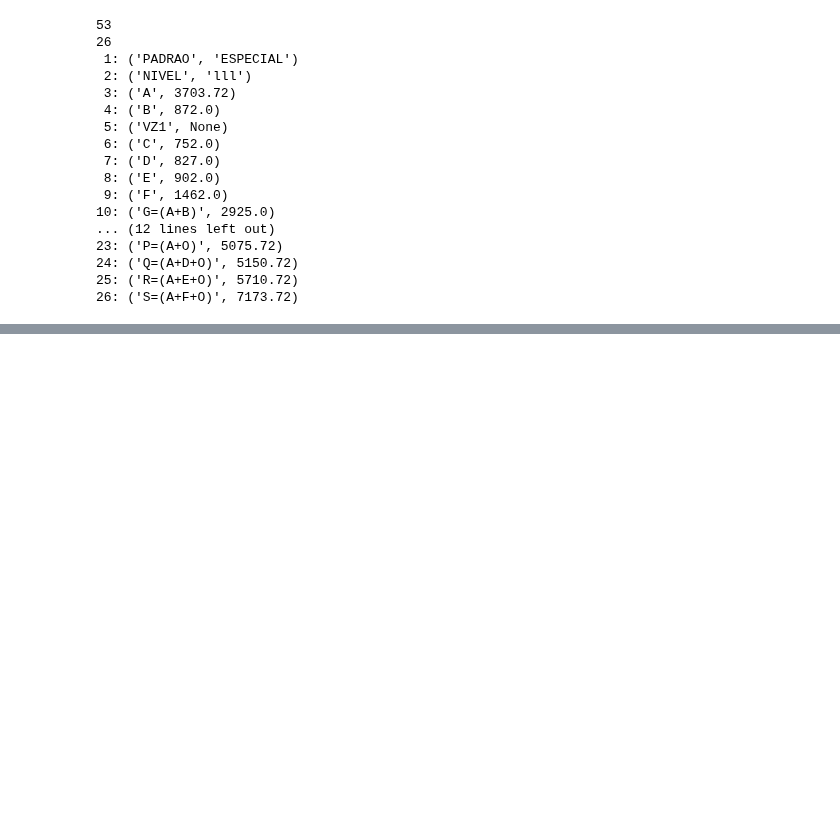
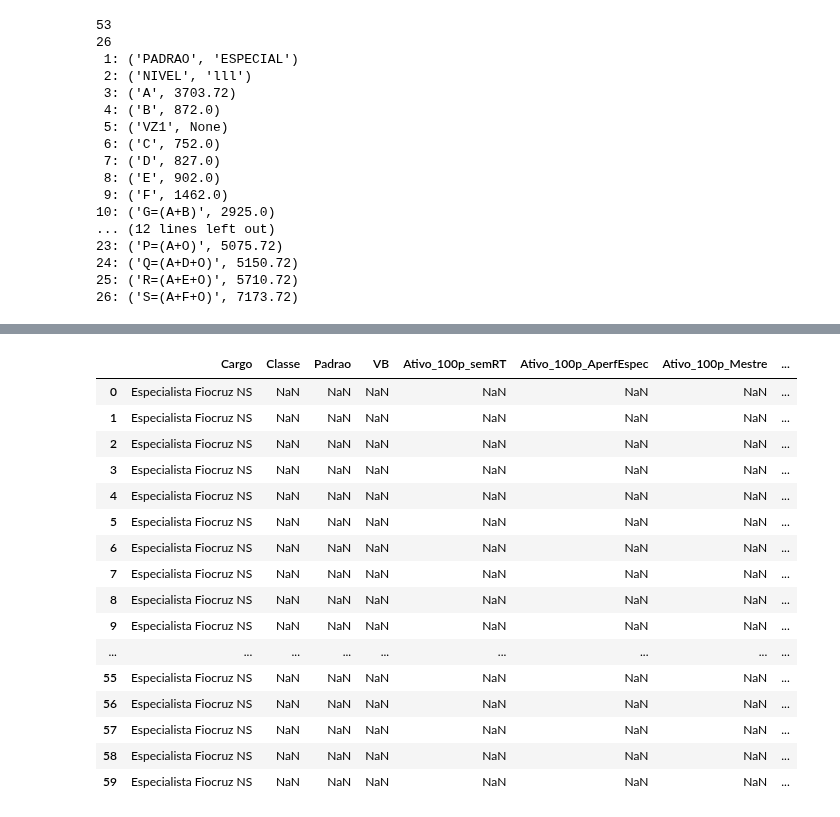
Before and after one commit to makaires77/ppgcs, a Jupyter notebook: source/domain/poder_compra.ipynb, the cells around one changed output, grey strips where cells are left out. Saved outputs shown, nothing was run; the diff lists cells and outputs as text; code cells hidden in the pictures; blank space fills up the shorter version.

```diff
--- a/source/domain/poder_compra.ipynb
+++ b/source/domain/poder_compra.ipynb
@@ -7,7 +8,7 @@
 list1 =  ['ESPECIAL', 'lll', 3703.72, 872.0, None, 752.0, 827.0, 902.0, 1462.0, 2925.0, None, 4575.72, 5327.72, 5402.72, 5477.72, 6037.72, 7500.72, None, 545.0, None, 4248.72, 5000.72, 5075.72, 5150.72, 5710.72, 7173.72, None, None, None, None, None, None, None, None, None, None, None, None, None, None, None, None, None, None, None, None, None, None, None, None, None, None, None]
 print(len(list1))
 
-columns = ['PADRAO', 'NIVEL', 'A', 'B', 'VZ1' , 'C','D' ,'E', 'F','G=(A+B)', 'VZ2', 'H=(A+B+D)', 'I=(A+B+E)', 'J=(A+B+F)', 'VZ5', 'K=(A+C)', 'L=(A+C+D)', 'M=(A+C+E)', 'VZ3', 'N=(A+C+F)', 'VZ4', 'O', 'P=(A+O)', 'Q=(A+D+O)', 'R=(A+E+O)', 'S=(A+F+O)']
+columns = ['PADRAO', 'NIVEL', 'A', 'B', 'VZ1' , 'C','D' ,'E', 'F','G', 'VZ2', 'H', 'I', 'J', 'VZ5', 'K', 'L', 'M', 'VZ3', 'N', 'VZ4', 'O', 'P', 'Q', 'R', 'S', 'T']
 print(len(columns))
 
 for n,i in enumerate(zip(columns,list1)):
@@ -242,13 +193,0 @@ df
-# %%
-folder_path = 'C://TabRemun'
-search_string = 'FIOCRUZ'
-
-columns_to_extract = ['PADRAO', 'NIVEL', 'A', 'B', 'VZ1' , 'C','D' ,'E', 'F','G=(A+B)', 'VZ2', 'H=(A+B+D)', 'I=(A+B+E)', 'J=(A+B+F)', 'VZ5', 'K=(A+C)', 'L=(A+C+D)', 'M=(A+C+E)', 'VZ3', 'N=(A+C+F)', 'VZ4', 'O', 'P=(A+O)', 'Q=(A+D+O)', 'R=(A+E+O)', 'S=(A+F+O)']
-print(len(columns_to_extract))
-
-df_final, df = extract_data_from_zip(folder_path, search_string, columns_to_extract)
-
-if df_final is not None:
-    print(df_final)
-else:
-    print("Nenhum dado encontrado.")
@@ -273,0 +335,4 @@ TypeError: cannot unpack non-iterable NoneType object
+# %%
+folder_path = 'C://TabRemun'
+search_string = 'FIOCRUZ'
+df_final = extract_data_from_zip(folder_path, search_string)
@@ -276,3 +396,23 @@ df_final
+# %%
+df_final[:60]
+# %% [output]
+|  | Cargo | Classe | Padrao | VB | Ativo_100p_semRT | Ativo_100p_AperfEspec | Ativo_100p_Mestre | ... |
+| 0 | Especialista Fiocruz NS | NaN | NaN | NaN | NaN | NaN | NaN | ... |
+| 1 | Especialista Fiocruz NS | NaN | NaN | NaN | NaN | NaN | NaN | ... |
+| 2 | Especialista Fiocruz NS | NaN | NaN | NaN | NaN | NaN | NaN | ... |
+| 3 | Especialista Fiocruz NS | NaN | NaN | NaN | NaN | NaN | NaN | ... |
+| 4 | Especialista Fiocruz NS | NaN | NaN | NaN | NaN | NaN | NaN | ... |
+| 5 | Especialista Fiocruz NS | NaN | NaN | NaN | NaN | NaN | NaN | ... |
+| 6 | Especialista Fiocruz NS | NaN | NaN | NaN | NaN | NaN | NaN | ... |
+| 7 | Especialista Fiocruz NS | NaN | NaN | NaN | NaN | NaN | NaN | ... |
+| 8 | Especialista Fiocruz NS | NaN | NaN | NaN | NaN | NaN | NaN | ... |
+| 9 | Especialista Fiocruz NS | NaN | NaN | NaN | NaN | NaN | NaN | ... |
+| ... | ... | ... | ... | ... | ... | ... | ... | ... |
+| 55 | Especialista Fiocruz NS | NaN | NaN | NaN | NaN | NaN | NaN | ... |
+| 56 | Especialista Fiocruz NS | NaN | NaN | NaN | NaN | NaN | NaN | ... |
+| 57 | Especialista Fiocruz NS | NaN | NaN | NaN | NaN | NaN | NaN | ... |
+| 58 | Especialista Fiocruz NS | NaN | NaN | NaN | NaN | NaN | NaN | ... |
+| 59 | Especialista Fiocruz NS | NaN | NaN | NaN | NaN | NaN | NaN | ... |
 # %%
 # Exemplo de uso
 folder_path = 'F://TabRemun'
```
Also changed, not shown: parts of 11 cells of this notebook, 7 other files.
